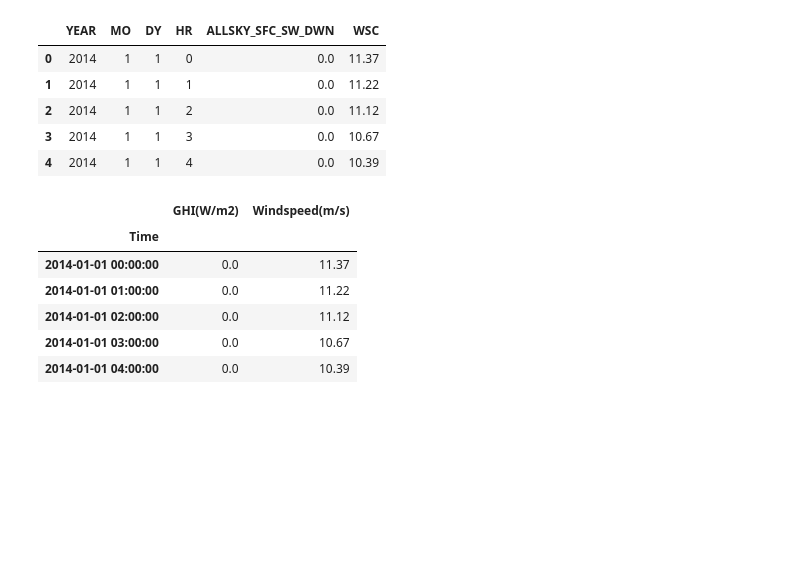
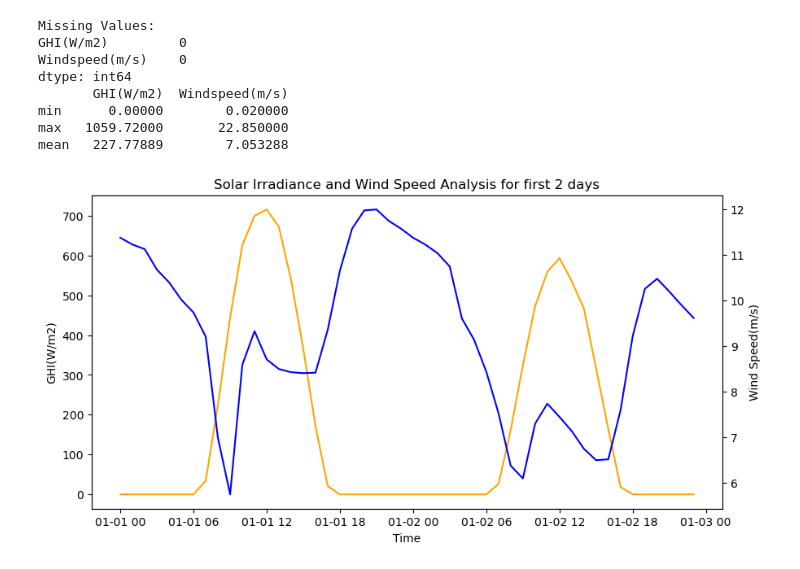
Before and after one commit to Adarsh-0704/green-h2-yield, a Jupyter notebook: notebooks/01_data_exploration.ipynb, the cells around one changed output. Saved outputs shown, nothing was run; the diff lists cells and outputs as text; code cells hidden in the pictures; blank space fills up the shorter version.

Commit message:
feat(eda): added missing value checks, summary stats and dual axis plot for 48 hrs

```diff
--- a/notebooks/01_data_exploration.ipynb
+++ b/notebooks/01_data_exploration.ipynb
@@ -5,7 +6,7 @@ file = '../data/training_data.csv'
 
 df = pd.read_csv(file, skiprows=13) # 13 rows are skipped because the NASA POWER API's first
                                     # 13 rows are metadata about the dataset therefore skipped
-display(df.head()) # Initial DataFrame
+# display(df.head()) # Initial DataFrame
 
 df = df.rename(columns={'ALLSKY_SFC_SW_DWN' : 'GHI(W/m2)' , 'WSC' : 'Windspeed(m/s)'}) # Renamed to simpler names with their units
 
@@ -15,18 +16,31 @@ df['Time'] = pd.to_datetime(time_column)
 df = df.set_index('Time')
 df = df.drop(columns=['YEAR' , 'MO' , 'DY' , 'HR'])
 
-display(df.head())
+print("Missing Values:")
+print(df.isnull().sum())
+
+print(df.agg(['min' , 'max' , 'mean'])) # checking ranges for our rows to spot boundaries and any invalid values
 # %% [output]
-|  | YEAR | MO | DY | HR | ALLSKY_SFC_SW_DWN | WSC |
-| 0 | 2014 | 1 | 1 | 0 | 0.0 | 11.37 |
-| 1 | 2014 | 1 | 1 | 1 | 0.0 | 11.22 |
-| 2 | 2014 | 1 | 1 | 2 | 0.0 | 11.12 |
-| 3 | 2014 | 1 | 1 | 3 | 0.0 | 10.67 |
-| 4 | 2014 | 1 | 1 | 4 | 0.0 | 10.39 |
-|  | GHI(W/m2) | Windspeed(m/s) |
-| Time |  |  |
-| 2014-01-01 00:00:00 | 0.0 | 11.37 |
-| 2014-01-01 01:00:00 | 0.0 | 11.22 |
-| 2014-01-01 02:00:00 | 0.0 | 11.12 |
-| 2014-01-01 03:00:00 | 0.0 | 10.67 |
-| 2014-01-01 04:00:00 | 0.0 | 10.39 |
+Missing Values:
+GHI(W/m2)         0
+Windspeed(m/s)    0
+dtype: int64
+       GHI(W/m2)  Windspeed(m/s)
+min      0.00000        0.020000
+max   1059.72000       22.850000
+mean   227.77889        7.053288
+# %%
+two_days = df.loc['2014-01-01' : '2014-01-02']
+
+fig,ax1 = plt.subplots(figsize=(10, 5))
+ax1.plot(two_days.index, two_days['GHI(W/m2)'], color='orange') # GHI plotted on left y-axis
+ax1.set(ylabel='GHI(W/m2)' , xlabel='Time')
+
+ax2 = ax1.twinx() # Creating the 2nd y-axis which shares x-axis
+ax2.plot(two_days.index, two_days['Windspeed(m/s)'], color='blue') # Wind Speed plotted on right y-axis
+ax2.set(ylabel='Wind Speed(m/s)')
+
+plt.title('Solar Irradiance and Wind Speed Analysis for first 2 days')
+plt.show()
+# %% [output]
+[figure, added]
```
Also changed, not shown: parts of 1 cell of this notebook.
